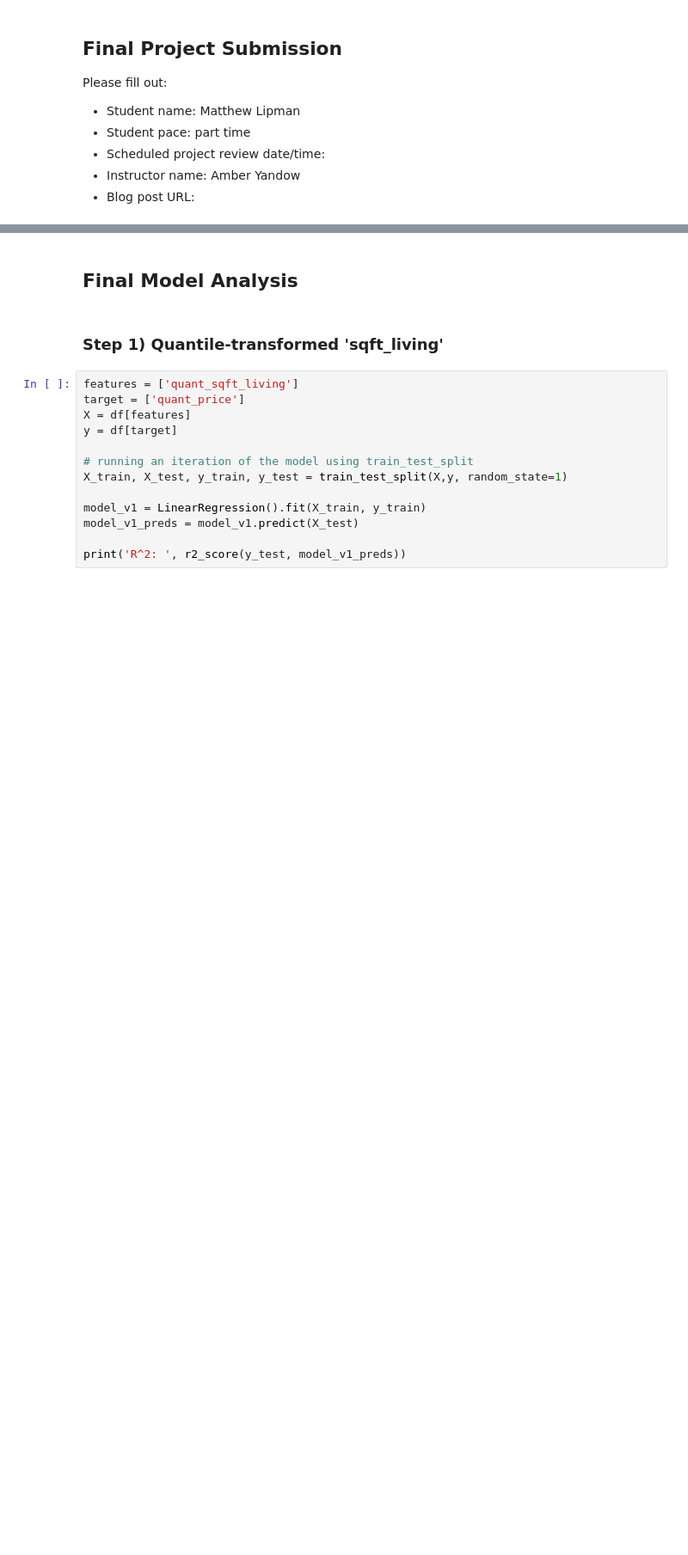
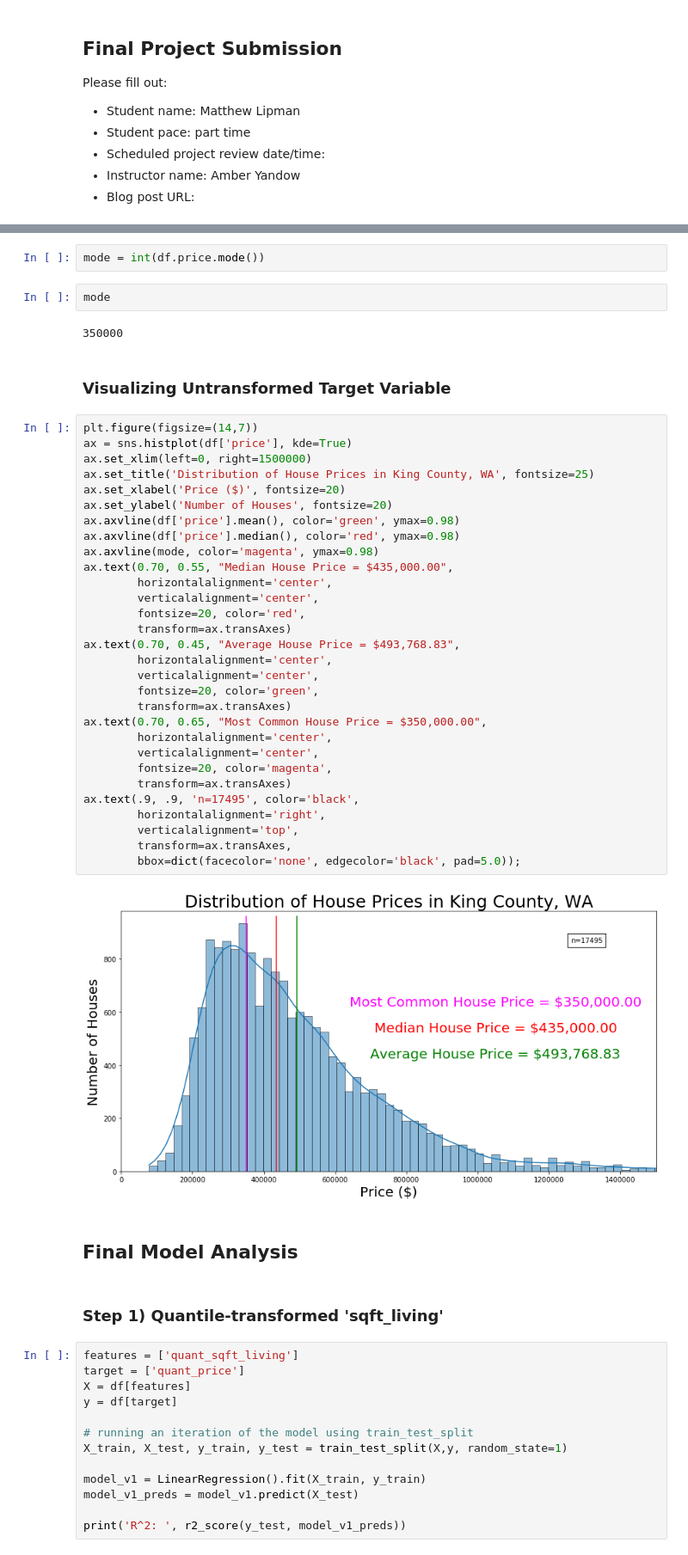
Before and after one commit to dtunnicliffe/house-price-regression-project, a Jupyter notebook: Iterating Through Final Model.ipynb, the cells around one changed output, grey strips where cells are left out. Shown at 86% size. Drawn from its saved outputs; the diff is of its cells as text; blank space fills up the shorter version.

Commit message:
Creating histogram to visualize the distribution of house prices

```diff
--- a/Iterating Through Final Model.ipynb
+++ b/Iterating Through Final Model.ipynb
@@ -55,3 +60,43 @@ df.head()
+# %%
+mode = int(df.price.mode())
+# %%
+mode
+# %% [output]
+350000
+# %% [markdown]
+### Visualizing Untransformed Target Variable
+# %%
+plt.figure(figsize=(14,7))
+ax = sns.histplot(df['price'], kde=True)
+ax.set_xlim(left=0, right=1500000)
+ax.set_title('Distribution of House Prices in King County, WA', fontsize=25)
+ax.set_xlabel('Price ($)', fontsize=20)
+ax.set_ylabel('Number of Houses', fontsize=20)
+ax.axvline(df['price'].mean(), color='green', ymax=0.98)
+ax.axvline(df['price'].median(), color='red', ymax=0.98)
+ax.axvline(mode, color='magenta', ymax=0.98)
+ax.text(0.70, 0.55, "Median House Price = $435,000.00",
+        horizontalalignment='center',
+        verticalalignment='center',
+        fontsize=20, color='red',
+        transform=ax.transAxes)
+ax.text(0.70, 0.45, "Average House Price = $493,768.83",
+        horizontalalignment='center',
+        verticalalignment='center',
+        fontsize=20, color='green',
+        transform=ax.transAxes)
+ax.text(0.70, 0.65, "Most Common House Price = $350,000.00",
+        horizontalalignment='center',
+        verticalalignment='center',
+        fontsize=20, color='magenta',
+        transform=ax.transAxes)
+ax.text(.9, .9, 'n=17495', color='black',
+        horizontalalignment='right',
+        verticalalignment='top',
+        transform=ax.transAxes,
+        bbox=dict(facecolor='none', edgecolor='black', pad=5.0));
+# %% [output]
+[figure, added]
 # %% [markdown]
 ## Final Model Analysis
 # %% [markdown]
```
Also changed, not shown: parts of 10 cells of this notebook, 1 other file.
